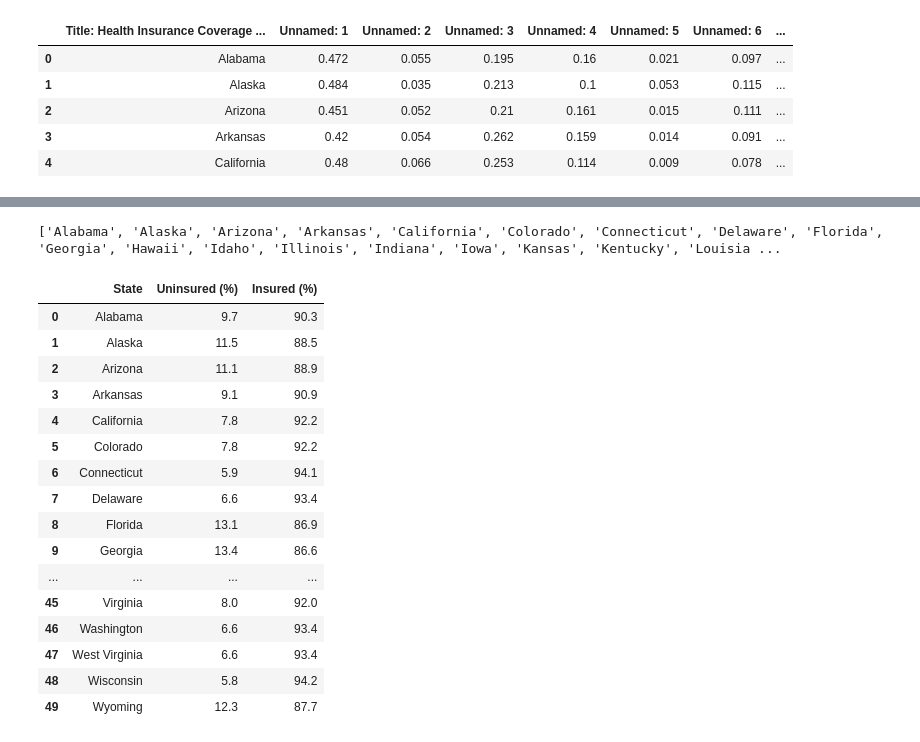
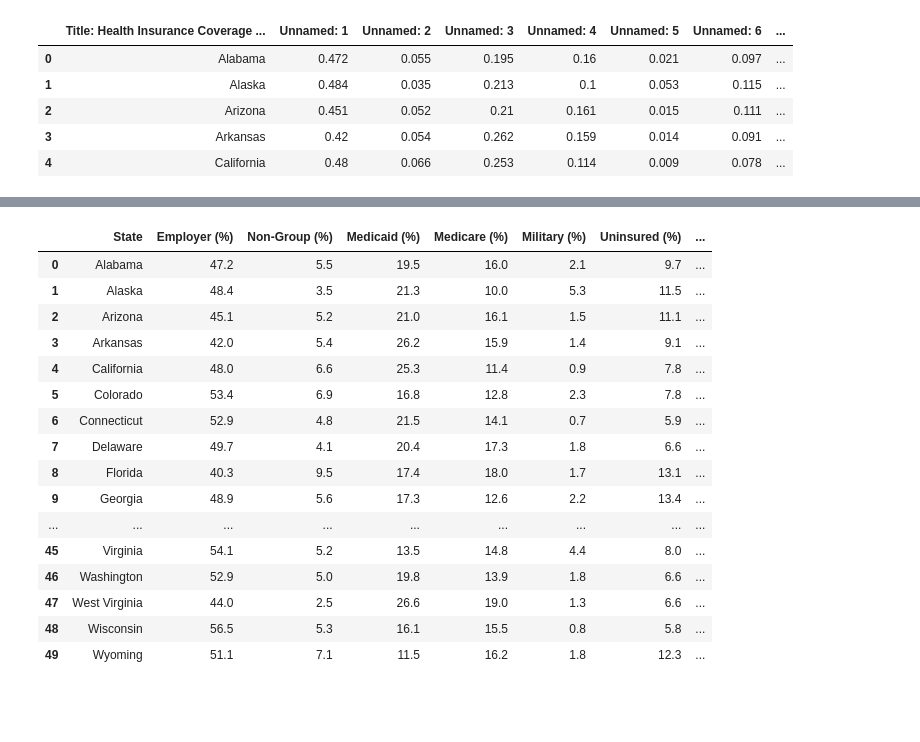
Before and after one commit to alejfxguti/Heart_Disease_Mortality_by_State, a Jupyter notebook: DataFrames/insurance_df_cleaning.ipynb, the cells around one changed output, grey strips where cells are left out. Drawn from its saved outputs; the diff is of its cells as text; code cells hidden in the pictures; blank space fills up the shorter version.

Commit message:
insurance_df changes

```diff
--- a/DataFrames/insurance_df_cleaning.ipynb
+++ b/DataFrames/insurance_df_cleaning.ipynb
@@ -57,6 +57,11 @@ insurance_df.head()
 # %%
 #Rename columns to be used later
 insurance_df = insurance_df.rename(columns={"Title: Health Insurance Coverage of the Total Population | KFF":"State",
-                             "Unnamed: 6":"Uninsured (%)"})
+                                            "Unnamed: 1":"Employer (%)",
+                                            "Unnamed: 2":"Non-Group (%)",
+                                            "Unnamed: 3":"Medicaid (%)",
+                                            "Unnamed: 4":"Medicare (%)",
+                                            "Unnamed: 5":"Military (%)",
+                                            "Unnamed: 6":"Uninsured (%)"})
 insurance_df.head()
 # %% [output]
@@ -69,44 +74,66 @@ insurance_df.head()
 # %%
 # Create lists
+states = []
+employer = []
+nongrp = []
+medicaid = []
+medicare = []
+military = []
+uninsured = []
 insured = []
-uninsured = []
-states = []
+
 
 for index, row in insurance_df.iterrows():
     state = insurance_df.loc[index, "State"]
     uninsured_dec = insurance_df.loc[index, "Uninsured (%)"]
+    employer_dec = insurance_df.loc[index, "Employer (%)"]
+    nongrp_dec = insurance_df.loc[index, "Non-Group (%)"]
+    medicaid_dec = insurance_df.loc[index, "Medicaid (%)"]
+    medicare_dec = insurance_df.loc[index, "Medicare (%)"]
+    military_dec = insurance_df.loc[index, "Military (%)"]
     uninsured_per = (Decimal(uninsured_dec) * Decimal(100))
+    employer_per = (Decimal(employer_dec)*Decimal(100))
+    nongrp_per = (Decimal(nongrp_dec)*Decimal(100))
+    medicaid_per = (Decimal(medicaid_dec)*Decimal(100))
+    medicare_per = (Decimal(medicare_dec)*Decimal(100))
+    military_per = (Decimal(military_dec)*Decimal(100))
     percent = (Decimal(100) - Decimal(uninsured_per))
+    states.append(state)
+    employer.append(float(employer_per))
+    nongrp.append(float(nongrp_per))
+    medicaid.append(float(medicaid_per))
+    medicare.append(float(medicare_per))
+    military.append(float(military_per))
     uninsured.append(float(uninsured_per))
     insured.append(float(percent))
-    states.append(state)
-
-print(states, insured, uninsured)
-# %% [output]
-['Alabama', 'Alaska', 'Arizona', 'Arkansas', 'California', 'Colorado', 'Connecticut', 'Delaware', 'Florida', 'Georgia', 'Hawaii', 'Idaho', 'Illinois', 'Indiana', 'Iowa', 'Kansas', 'Kentucky', 'Louisia ...
 # %%
 # Create new dataframe
 insurance_df = pd.DataFrame({
     "State": states,
+    "Employer (%)": employer,
+    "Non-Group (%)": nongrp,
+    "Medicaid (%)": medicaid,
+    "Medicare (%)": medicare,
+    "Military (%)": military,
     "Uninsured (%)": uninsured,
-    "Insured (%)": insured
+    "Total Insured (%)": insured
 })
 insurance_df
 # %% [output]
-|  | State | Uninsured (%) | Insured (%) |
-| 0 | Alabama | 9.7 | 90.3 |
-| 1 | Alaska | 11.5 | 88.5 |
-| 2 | Arizona | 11.1 | 88.9 |
-| 3 | Arkansas | 9.1 | 90.9 |
-| 4 | California | 7.8 | 92.2 |
-| 5 | Colorado | 7.8 | 92.2 |
-| 6 | Connecticut | 5.9 | 94.1 |
-| 7 | Delaware | 6.6 | 93.4 |
-| 8 | Florida | 13.1 | 86.9 |
-| 9 | Georgia | 13.4 | 86.6 |
-| ... | ... | ... | ... |
-| 45 | Virginia | 8.0 | 92.0 |
-| 46 | Washington | 6.6 | 93.4 |
-| 47 | West Virginia | 6.6 | 93.4 |
-| 48 | Wisconsin | 5.8 | 94.2 |
-| 49 | Wyoming | 12.3 | 87.7 |
+|  | State | Employer (%) | Non-Group (%) | Medicaid (%) | Medicare (%) | Military (%) | Uninsured (%) | ... |
+| 0 | Alabama | 47.2 | 5.5 | 19.5 | 16.0 | 2.1 | 9.7 | ... |
+| 1 | Alaska | 48.4 | 3.5 | 21.3 | 10.0 | 5.3 | 11.5 | ... |
+| 2 | Arizona | 45.1 | 5.2 | 21.0 | 16.1 | 1.5 | 11.1 | ... |
+| 3 | Arkansas | 42.0 | 5.4 | 26.2 | 15.9 | 1.4 | 9.1 | ... |
+| 4 | California | 48.0 | 6.6 | 25.3 | 11.4 | 0.9 | 7.8 | ... |
+| 5 | Colorado | 53.4 | 6.9 | 16.8 | 12.8 | 2.3 | 7.8 | ... |
+| 6 | Connecticut | 52.9 | 4.8 | 21.5 | 14.1 | 0.7 | 5.9 | ... |
+| 7 | Delaware | 49.7 | 4.1 | 20.4 | 17.3 | 1.8 | 6.6 | ... |
+| 8 | Florida | 40.3 | 9.5 | 17.4 | 18.0 | 1.7 | 13.1 | ... |
+| 9 | Georgia | 48.9 | 5.6 | 17.3 | 12.6 | 2.2 | 13.4 | ... |
+| ... | ... | ... | ... | ... | ... | ... | ... | ... |
+| 45 | Virginia | 54.1 | 5.2 | 13.5 | 14.8 | 4.4 | 8.0 | ... |
+| 46 | Washington | 52.9 | 5.0 | 19.8 | 13.9 | 1.8 | 6.6 | ... |
+| 47 | West Virginia | 44.0 | 2.5 | 26.6 | 19.0 | 1.3 | 6.6 | ... |
+| 48 | Wisconsin | 56.5 | 5.3 | 16.1 | 15.5 | 0.8 | 5.8 | ... |
+| 49 | Wyoming | 51.1 | 7.1 | 11.5 | 16.2 | 1.8 | 12.3 | ... |
```
Also changed, not shown: parts of 1 cell of this notebook.
